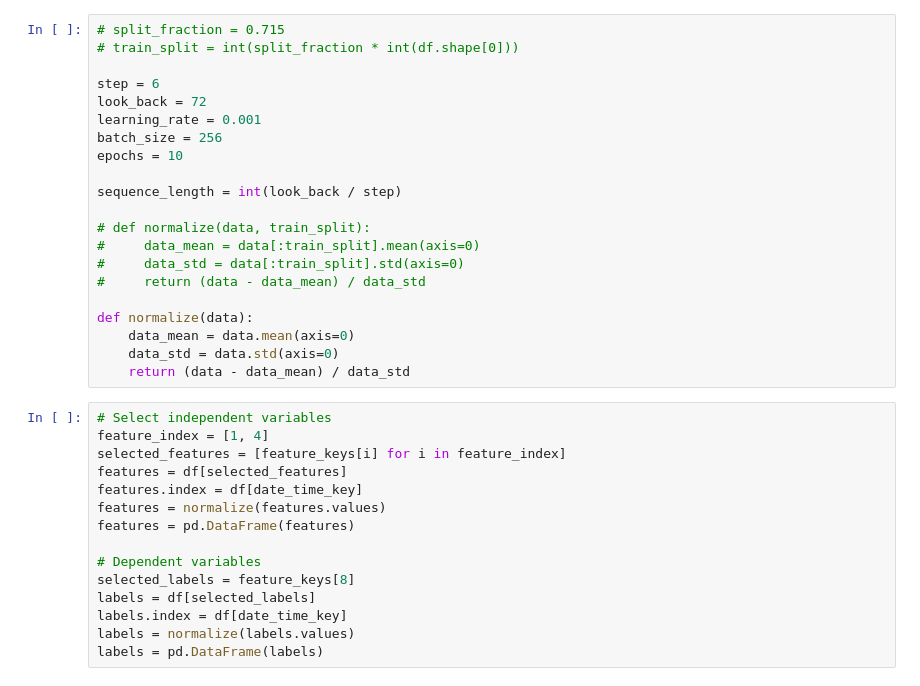
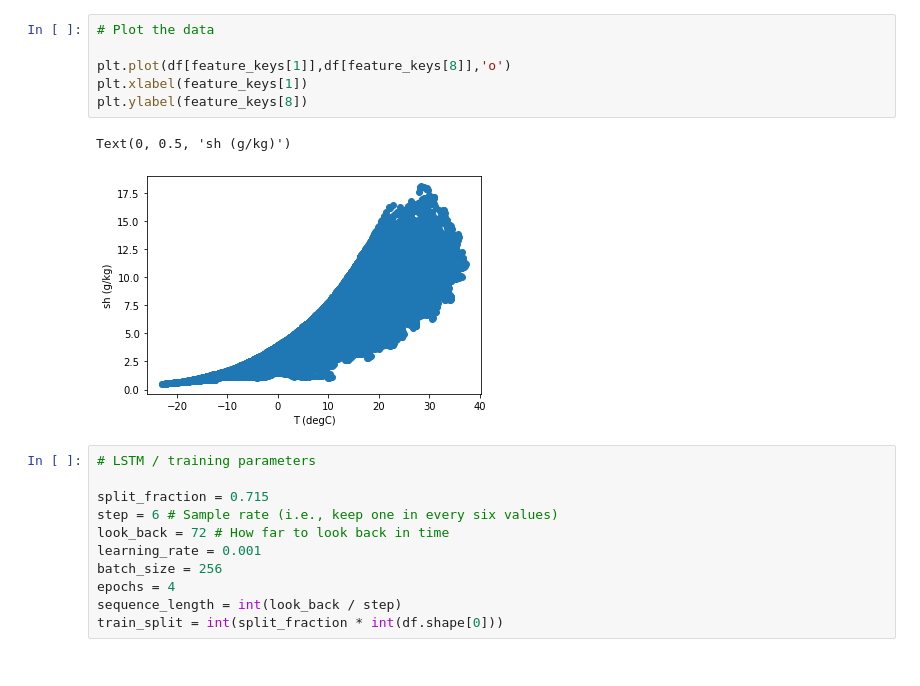
Before and after one commit to epic-research-group/das-to-discharge, a Jupyter notebook: keras-lstm-example.ipynb, the cells around one changed output. Cells and saved outputs as stored; diff of their text form.

```diff
--- a/keras-lstm-example.ipynb
+++ b/keras-lstm-example.ipynb
@@ -90,36 +60,20 @@ def show_raw_visualization(data):
+# %%
+# Plot the data
+
+plt.plot(df[feature_keys[1]],df[feature_keys[8]],'o')
+plt.xlabel(feature_keys[1])
+plt.ylabel(feature_keys[8])
+# %% [output]
+Text(0, 0.5, 'sh (g/kg)')
+[figure, added]
 # %%
-# split_fraction = 0.715
-# train_split = int(split_fraction * int(df.shape[0]))
+# LSTM / training parameters
 
-step = 6
-look_back = 72
+split_fraction = 0.715
+step = 6 # Sample rate (i.e., keep one in every six values)
+look_back = 72 # How far to look back in time
 learning_rate = 0.001
 batch_size = 256
-epochs = 10
-
+epochs = 4
 sequence_length = int(look_back / step)
-
-# def normalize(data, train_split):
-#     data_mean = data[:train_split].mean(axis=0)
-#     data_std = data[:train_split].std(axis=0)
-#     return (data - data_mean) / data_std
-
-def normalize(data):
-    data_mean = data.mean(axis=0)
-    data_std = data.std(axis=0)
-    return (data - data_mean) / data_std
+train_split = int(split_fraction * int(df.shape[0]))
-# %%
-# Select independent variables
-feature_index = [1, 4]
-selected_features = [feature_keys[i] for i in feature_index]
-features = df[selected_features]
-features.index = df[date_time_key]
-features = normalize(features.values)
-features = pd.DataFrame(features)
-
-# Dependent variables
-selected_labels = feature_keys[8]
-labels = df[selected_labels]
-labels.index = df[date_time_key]
-labels = normalize(labels.values)
-labels = pd.DataFrame(labels)
```
Also changed, not shown: parts of 11 cells of this notebook.
